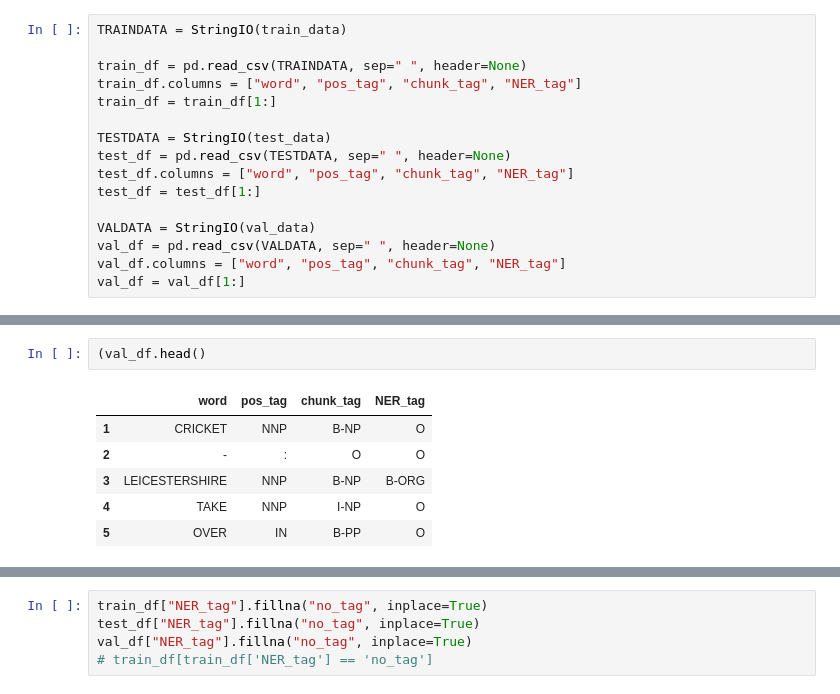
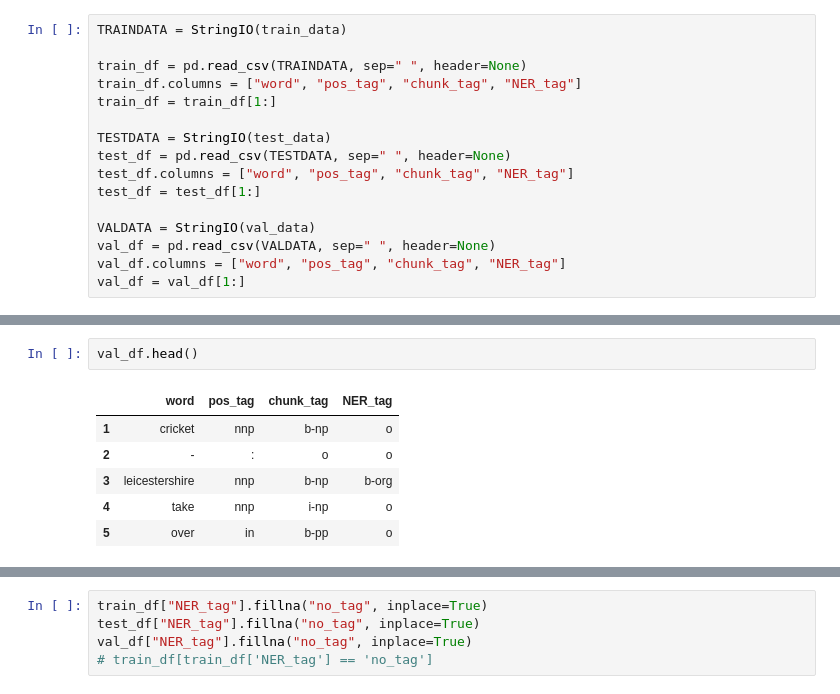
Before and after one commit to ayushjain1144/NER, a Jupyter notebook: Conll.ipynb, the cells around one changed output, grey strips where cells are left out. Cells and saved outputs as stored; diff of their text form.

```diff
--- a/Conll.ipynb
+++ b/Conll.ipynb
@@ -157,12 +157,12 @@ test_df.head()
-# %%
-(val_df.head()
-# %% [output]
-|  | word | pos_tag | chunk_tag | NER_tag |
-| 1 | CRICKET | NNP | B-NP | O |
-| 2 | - | : | O | O |
-| 3 | LEICESTERSHIRE | NNP | B-NP | B-ORG |
-| 4 | TAKE | NNP | I-NP | O |
-| 5 | OVER | IN | B-PP | O |
+# %%
+val_df.head()
+# %% [output]
+|  | word | pos_tag | chunk_tag | NER_tag |
+| 1 | cricket | nnp | b-np | o |
+| 2 | - | : | o | o |
+| 3 | leicestershire | nnp | b-np | b-org |
+| 4 | take | nnp | i-np | o |
+| 5 | over | in | b-pp | o |
 # %%
 # This means that our model needs to predict NULL as named entity recognition
 
```
Also changed, not shown: parts of 17 cells of this notebook.
